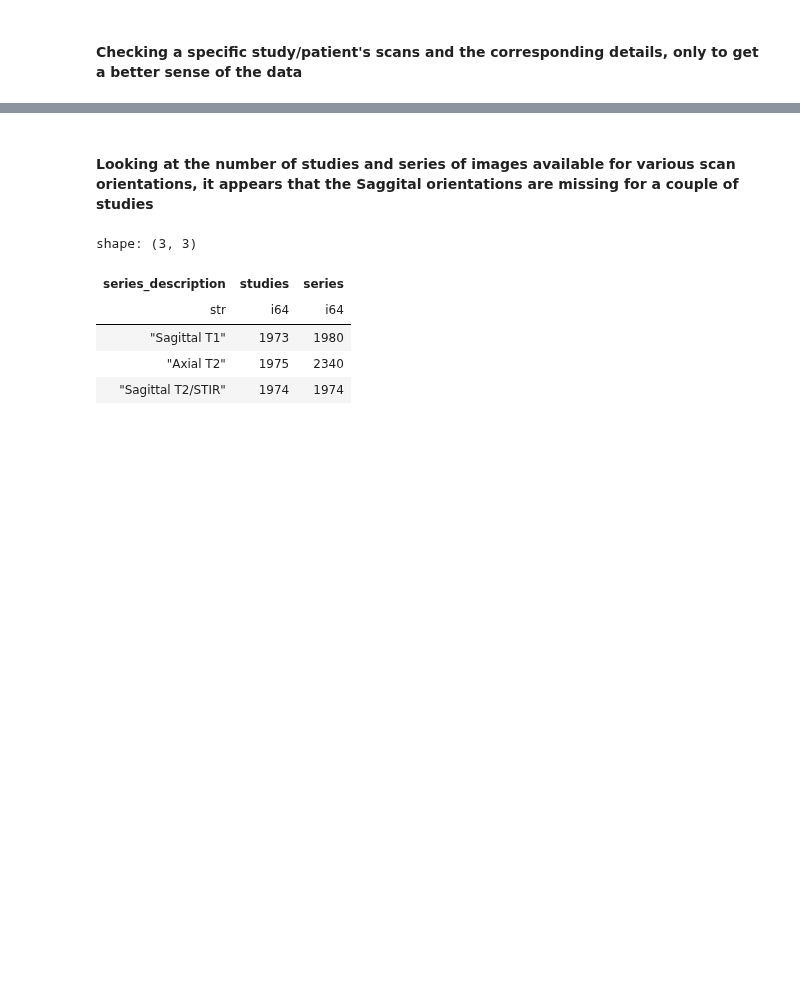
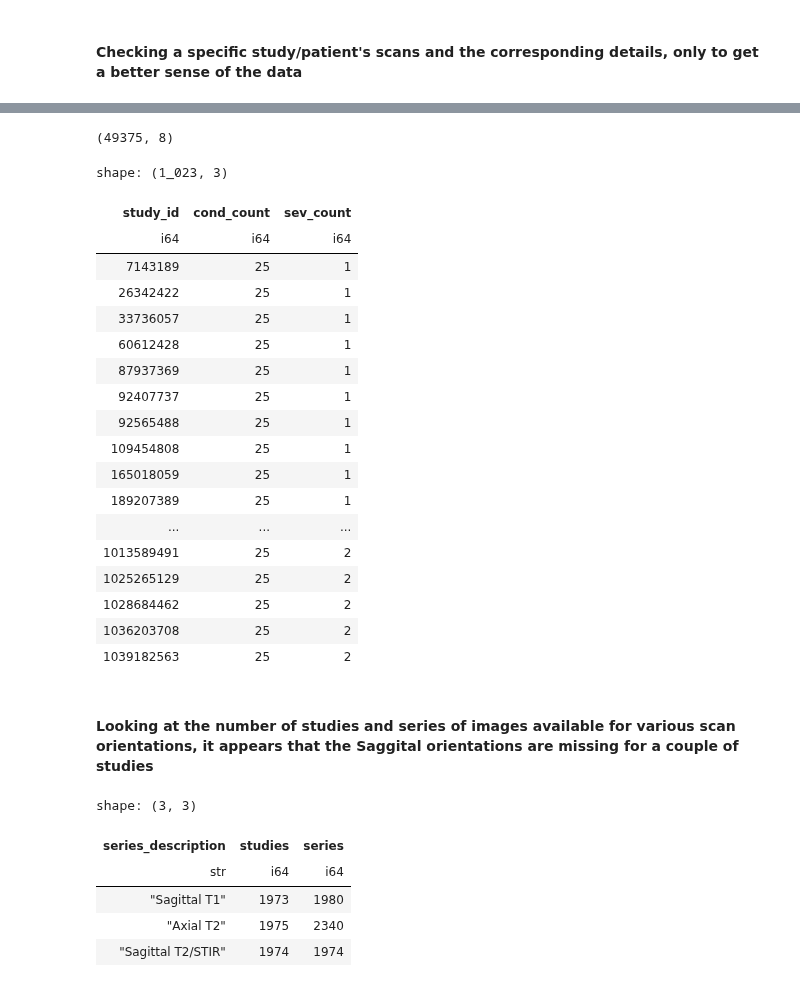
Before and after one commit to sumaniitm/RSNA-2024-Lumbar-Spine-Degenerative-Classification, a Jupyter notebook: primary-problem-study-rsna-2024.ipynb, the cells around one changed output, grey strips where cells are left out. Cells and saved outputs as stored; diff of their text form; code cells hidden in the pictures; blank space fills up the shorter version.

```diff
--- a/primary-problem-study-rsna-2024.ipynb
+++ b/primary-problem-study-rsna-2024.ipynb
@@ -44,0 +49,3 @@ train_label_coordinates = pl.read_csv('/kaggle/input/rsna-2024-lumbar-spine-dege
+# %%
+train_meta_data_melted.columns = ['study_id', 'condition_vert_level', 'severity']
+train_meta_data_melted.head()
@@ -73,3 +136,37 @@ shape: (26, 2)
+# %%
+full_training_data = dd.sql("select t1.study_id, t2.series_id, t2.series_description, t2.instance_number \
+, t1.condition_vert_level, t1.severity, t2.x, t2.y \
+from train_meta_data_melted t1 \
+left join train_series_coordinates t2 on t1.study_id = t2.study_id \
+and t1.condition_vert_level = t2.condition \
+").pl()
+
+full_training_data.shape
+# %% [output]
+(49375, 8)
+# %%
+dd.sql("select study_id, count(distinct(condition_vert_level)) as cond_count, count(distinct(severity)) as sev_count \
+from full_training_data group by study_id having sev_count < 3 order by 3").pl()
+# %% [output]
+shape: (1_023, 3)
+| study_id | cond_count | sev_count |
+| i64 | i64 | i64 |
+| 7143189 | 25 | 1 |
+| 26342422 | 25 | 1 |
+| 33736057 | 25 | 1 |
+| 60612428 | 25 | 1 |
+| 87937369 | 25 | 1 |
+| 92407737 | 25 | 1 |
+| 92565488 | 25 | 1 |
+| 109454808 | 25 | 1 |
+| 165018059 | 25 | 1 |
+| 189207389 | 25 | 1 |
+| ... | ... | ... |
+| 1013589491 | 25 | 2 |
+| 1025265129 | 25 | 2 |
+| 1028684462 | 25 | 2 |
+| 1036203708 | 25 | 2 |
+| 1039182563 | 25 | 2 |
 # %% [markdown]
 #### Looking at the number of studies and series of images available for various scan orientations, it appears that the Saggital orientations are missing for a couple of studies
 # %%
```
Also changed, not shown: parts of 7 cells of this notebook.
